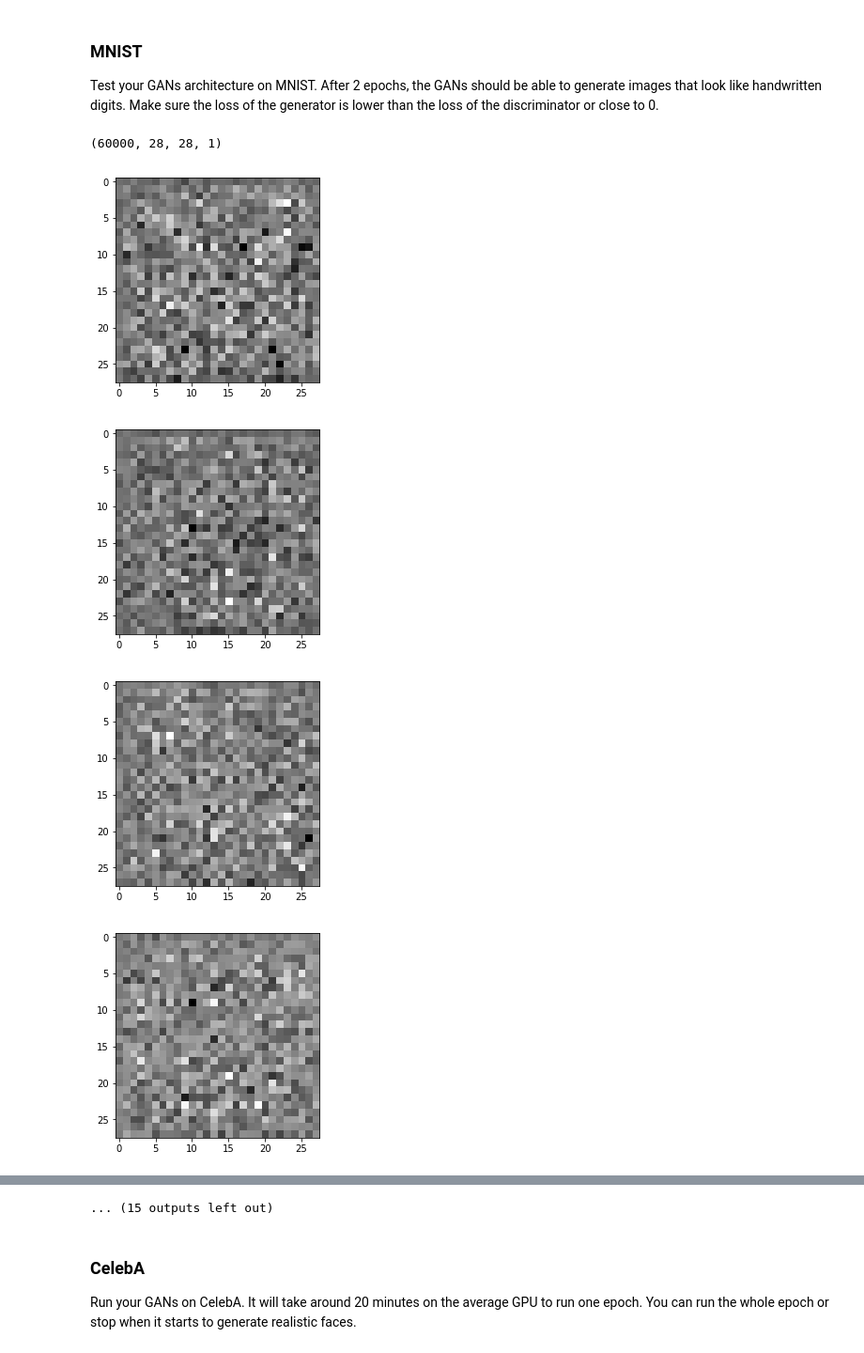
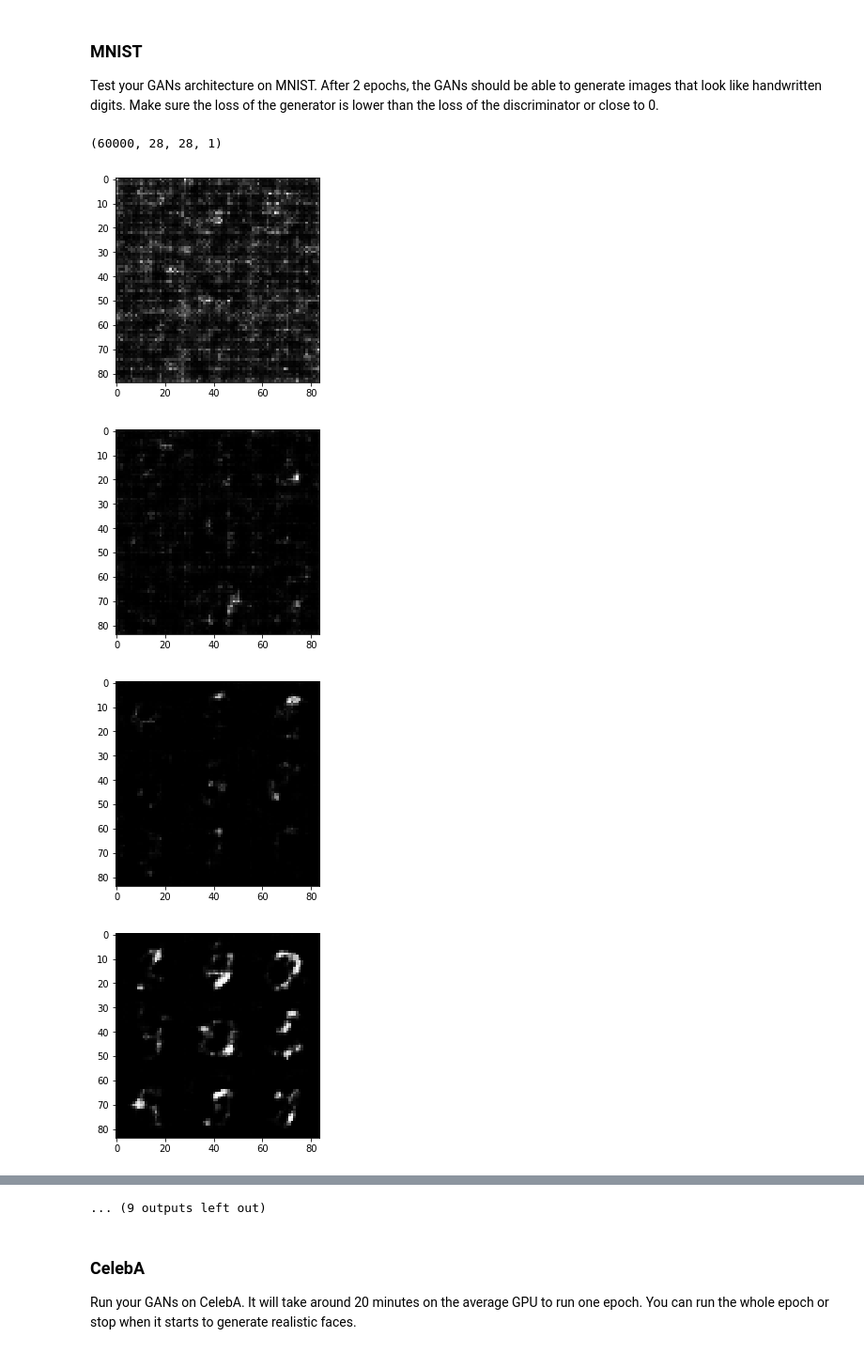
Before and after one commit to aprice2704/dlnd-project5, a Jupyter notebook: dlnd_face_generation.ipynb, the cells around one changed output, grey strips where cells are left out. Shown at 94% size. Saved outputs shown, nothing was run; the diff lists cells and outputs as text; code cells hidden in the pictures.

Commit message:
Training, but error after first epoch :(

```diff
--- a/dlnd_face_generation.ipynb
+++ b/dlnd_face_generation.ipynb
@@ -183,17 +191,25 @@ def generator(z, out_channel_dim, is_train=True, alpha=0.2):
     """
     with tf.variable_scope('generator', reuse=not is_train):
 
-        # start at 7/7/256
-        x = tf.layers.dense(z, 7*7*256)
-        x = tf.reshape(x, (-1, 7, 7, 256))
+        # start at 7/7/512
+        x = tf.layers.dense(z, 7*7*512)
+        x = tf.reshape(x, (-1, 7, 7, 512))
         x = tf.layers.batch_normalization(x, training=is_train)
-        x = tf.maximum(alpha * x, x)
-        # still 7/7/256
+        x = tf.nn.dropout(x, 0.5)
+        x = leaky_relu(x)
+        # still 7/7/512
 
-        x = tf.layers.conv2d_transpose(x, 128, 5, strides=2, padding='same')
+        x = tf.layers.conv2d_transpose(x, 64, 5, strides=1, padding='same')
         x = tf.layers.batch_normalization(x, training=is_train)
-        x = tf.maximum(alpha * x, x)
-        # n/14/14/128
+        x = tf.nn.dropout(x, 0.5)
+        x = leaky_relu(x)
+        # n/7/7/64
+
+        x = tf.layers.conv2d_transpose(x, 64, 5, strides=2, padding='same')
+        x = tf.layers.batch_normalization(x, training=is_train)
+        x = tf.nn.dropout(x, 0.5)
+        x = leaky_relu(x)
+        # n/14/14/64
 
         logits = tf.layers.conv2d_transpose(x, out_channel_dim, 5, strides=2, padding='same')
         # n/28/28/3
@@ -228,7 +244,7 @@ def model_loss(input_real, input_z, out_channel_dim):
     d_fake, d_logits_fake = discriminator(g, reuse=True)
 
     d_loss_real = tf.reduce_mean(
-        tf.nn.sigmoid_cross_entropy_with_logits(logits=d_logits_real, labels=tf.ones_like(d_real)))
+        tf.nn.sigmoid_cross_entropy_with_logits(logits=d_logits_real, labels = tf.ones_like(d_real) * 0.9))
     d_loss_fake = tf.reduce_mean(
         tf.nn.sigmoid_cross_entropy_with_logits(logits=d_logits_fake, labels=tf.zeros_like(d_fake)))
     g_loss = tf.reduce_mean(
@@ -354,8 +370,8 @@ def train(epoch_count, batch_size, z_dim, learning_rate, beta1, get_batches, dat
                 _ = sess.run(d_opt, feed_dict={real_input_images: batch_images, z_data: z, lr: learning_rate})
                 _ = sess.run(g_opt, feed_dict={z_data: z, lr: learning_rate})
                 b = b + 1
-                if (b % 5) == 0:
-                    show_generator_output(sess, 1, z_data, data_shape[3], data_image_mode)
+                if (b % 100) == 0:
+                    show_generator_output(sess, 9, z_data, data_shape[3], data_image_mode)
 
             train_loss_d = sess.run(d_loss, {z_data: z, real_input_images: batch_images, lr: learning_rate})
             train_loss_g = g_loss.eval({z_data: z, lr: learning_rate})
@@ -373,24 +389,25 @@ def train(epoch_count, batch_size, z_dim, learning_rate, beta1, get_batches, dat
 ### MNIST
 Test your GANs architecture on MNIST.  After 2 epochs, the GANs should be able to generate images that look like handwritten digits.  Make sure the loss of the generator is lower than the loss of the discriminator or close to 0.
 # %%
-batch_size = 256
-z_dim = 512
-learning_rate = 0.005
+batch_size = 32
+z_dim = 128
+learning_rate = 0.0005
 beta1 = 0.5
+keep_fraction = 0.9
 
 
 """
 DON'T MODIFY ANYTHING IN THIS CELL THAT IS BELOW THIS LINE
 """
 epochs = 2
 
 mnist_dataset = helper.Dataset('mnist', glob(os.path.join(data_dir, 'mnist/*.jpg')))
 with tf.Graph().as_default():
     train(epochs, batch_size, z_dim, learning_rate, beta1, mnist_dataset.get_batches,
           mnist_dataset.shape, mnist_dataset.image_mode)
 # %% [output]
 (60000, 28, 28, 1)
-[figure, old version]
+[figure, new version]
-[figure, old version]
+[figure, new version]
-[figure, old version]
+[figure, new version]
-[figure, old version]
+[figure, new version]
@@ -404,4 +421,4 @@ with tf.Graph().as_default():
-... (15 outputs left out)
+... (9 outputs left out)
 # %% [markdown]
 ### CelebA
 Run your GANs on CelebA.  It will take around 20 minutes on the average GPU to run one epoch.  You can run the whole epoch or stop when it starts to generate realistic faces.
```
Also changed, not shown: parts of 2 cells of this notebook, 1 other file.
